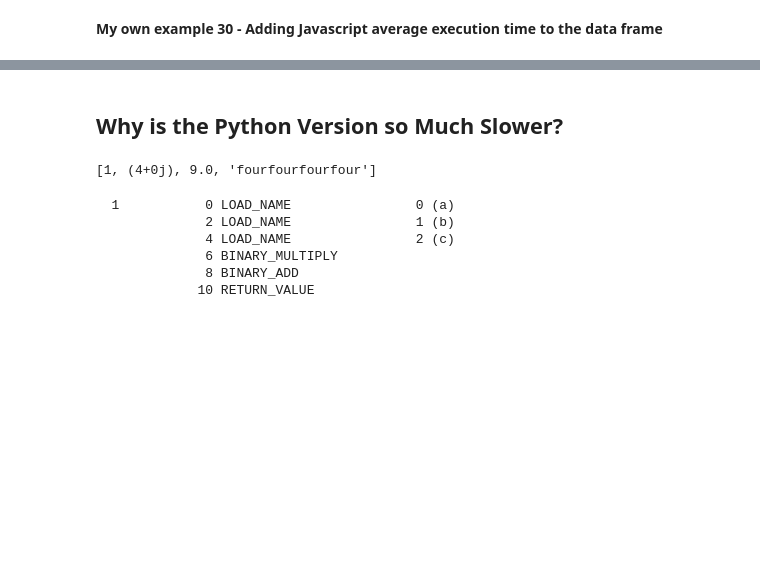
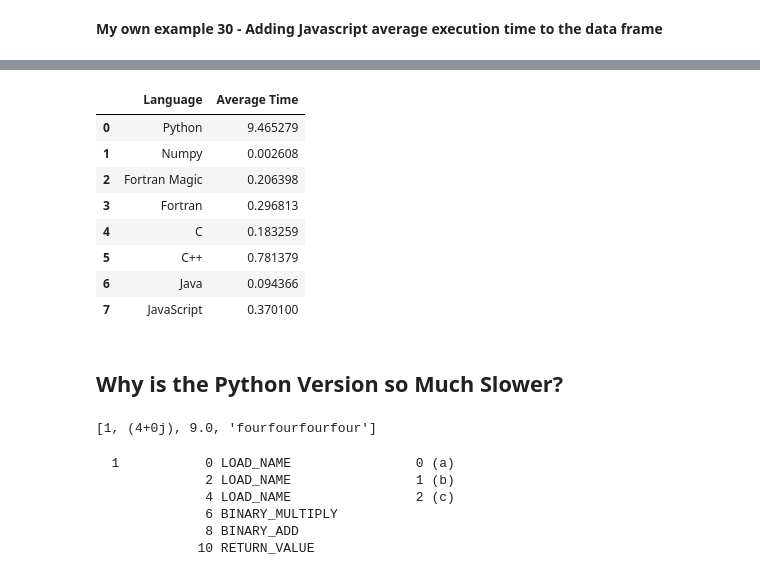
Before and after one commit to JustPersy/MetNumUN2024I-Lab2, a Jupyter notebook: Lab2_CristianCastillo.ipynb, the cells around one changed output, grey strips where cells are left out. Saved outputs shown, nothing was run; the diff lists cells and outputs as text; code cells hidden in the pictures; blank space fills up the shorter version.

```diff
--- a/Lab2_CristianCastillo.ipynb
+++ b/Lab2_CristianCastillo.ipynb
@@ -771,0 +827,3 @@ The extension _fortran_magic_fce360c57447ec64a1af593f03ad9d8d is already loaded.
+# %%
+df = pd.concat([df , pd.DataFrame({'Language': ['Fortran'], 'Average Time': [average_time_fortran]})], ignore_index=True)
+df
@@ -854,2 +926,5 @@ Promedio de elementos en C: 3032.851081
 # %% [markdown]
 **My own example 21 - Adding c average execution time to the data frame**
+# %%
+df = pd.concat([df , pd.DataFrame({'Language': ['C'], 'Average Time': [0.183259]})], ignore_index=True)
+df
@@ -940,2 +1022,5 @@ Promedio de elementos en C: 3028.99
 # %% [markdown]
 **My own example 24 - Adding C++ average execution time to the data frame**
+# %%
+df = pd.concat([df , pd.DataFrame({'Language': ['C++'], 'Average Time': [0.666299]})], ignore_index=True)
+df
@@ -1019,2 +1123,5 @@ public class MatrixMultiplication {
 # %% [markdown]
 **My own example 27 - Adding Java average execution time to the data frame**
+# %%
+df = pd.concat([df , pd.DataFrame({'Language': ['Java'], 'Average Time': [0.0943664593]})], ignore_index=True)
+df
@@ -1108,3 +1216,16 @@ console.log("Promedio de elementos en C:", (sum / (rowsA * colsB)).toFixed(4));
+# %%
+df = pd.concat([df , pd.DataFrame({'Language': ['JavaScript'], 'Average Time': [0.3701]})], ignore_index=True)
+df
+# %% [output]
+|  | Language | Average Time |
+| 0 | Python | 9.465279 |
+| 1 | Numpy | 0.002608 |
+| 2 | Fortran Magic | 0.206398 |
+| 3 | Fortran | 0.296813 |
+| 4 | C | 0.183259 |
+| 5 | C++ | 0.781379 |
+| 6 | Java | 0.094366 |
+| 7 | JavaScript | 0.370100 |
 # %% [markdown]
 ## Why is the Python Version so Much Slower?
 # %%
```
Also changed, not shown: parts of 67 cells of this notebook.
